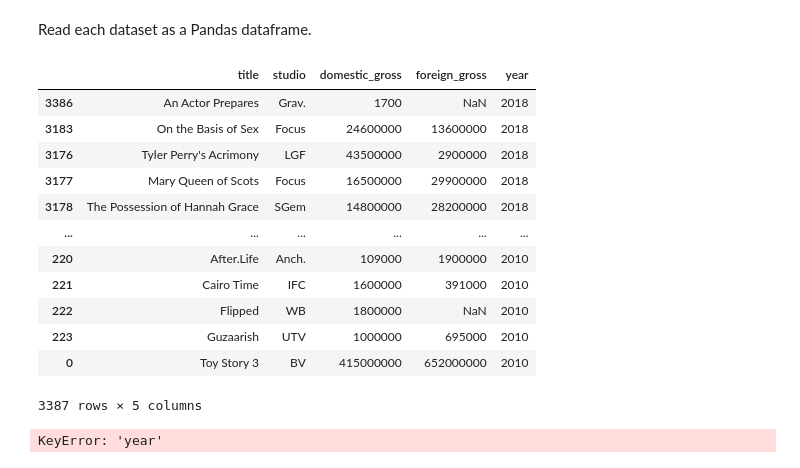
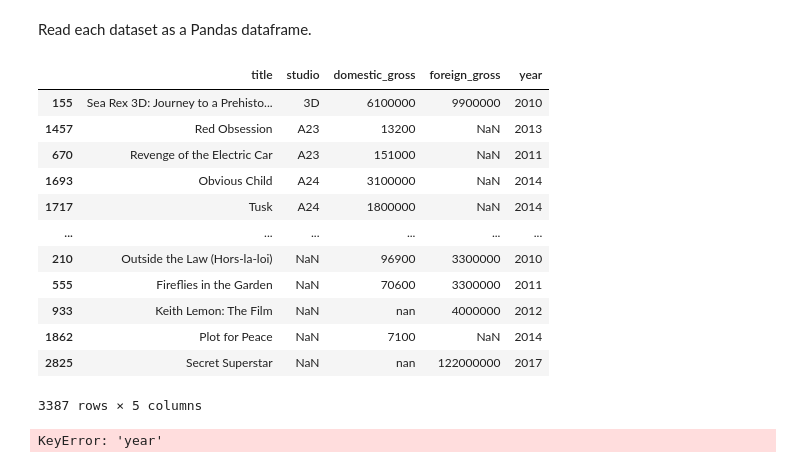
Before and after one commit to KelliExMachina/mod_1_movie, a Jupyter notebook: data_cleaning.ipynb, the cells around one changed output. Saved outputs shown, nothing was run; the diff lists cells and outputs as text; code cells hidden in the pictures.

```diff
--- a/data_cleaning.ipynb
+++ b/data_cleaning.ipynb
@@ -31,20 +31,20 @@ df_rt_budget = pd.read_csv('data/tn.movie_budgets.csv') # utf-8 is default
 
 # df_copy = df.copy() # make a copy of the data in the event we clobber
 # %%
-df_bom.sort_values('year', ascending=False)
+df_bom.sort_values('studio', ascending=True)
 # %% [output]
 |  | title | studio | domestic_gross | foreign_gross | year |
-| 3386 | An Actor Prepares | Grav. | 1700 | NaN | 2018 |
-| 3183 | On the Basis of Sex | Focus | 24600000 | 13600000 | 2018 |
-| 3176 | Tyler Perry's Acrimony | LGF | 43500000 | 2900000 | 2018 |
-| 3177 | Mary Queen of Scots | Focus | 16500000 | 29900000 | 2018 |
-| 3178 | The Possession of Hannah Grace | SGem | 14800000 | 28200000 | 2018 |
+| 155 | Sea Rex 3D: Journey to a Prehisto... | 3D | 6100000 | 9900000 | 2010 |
+| 1457 | Red Obsession | A23 | 13200 | NaN | 2013 |
+| 670 | Revenge of the Electric Car | A23 | 151000 | NaN | 2011 |
+| 1693 | Obvious Child | A24 | 3100000 | NaN | 2014 |
+| 1717 | Tusk | A24 | 1800000 | NaN | 2014 |
 | ... | ... | ... | ... | ... | ... |
-| 220 | After.Life | Anch. | 109000 | 1900000 | 2010 |
-| 221 | Cairo Time | IFC | 1600000 | 391000 | 2010 |
-| 222 | Flipped | WB | 1800000 | NaN | 2010 |
-| 223 | Guzaarish | UTV | 1000000 | 695000 | 2010 |
-| 0 | Toy Story 3 | BV | 415000000 | 652000000 | 2010 |
+| 210 | Outside the Law (Hors-la-loi) | NaN | 96900 | 3300000 | 2010 |
+| 555 | Fireflies in the Garden | NaN | 70600 | 3300000 | 2011 |
+| 933 | Keith Lemon: The Film | NaN | nan | 4000000 | 2012 |
+| 1862 | Plot for Peace | NaN | 7100 | NaN | 2014 |
+| 2825 | Secret Superstar | NaN | nan | 122000000 | 2017 |
 3387 rows × 5 columns
 # %%
 df_bom.loc['year'] == 2018
```
Also changed, not shown: 4 other files.
